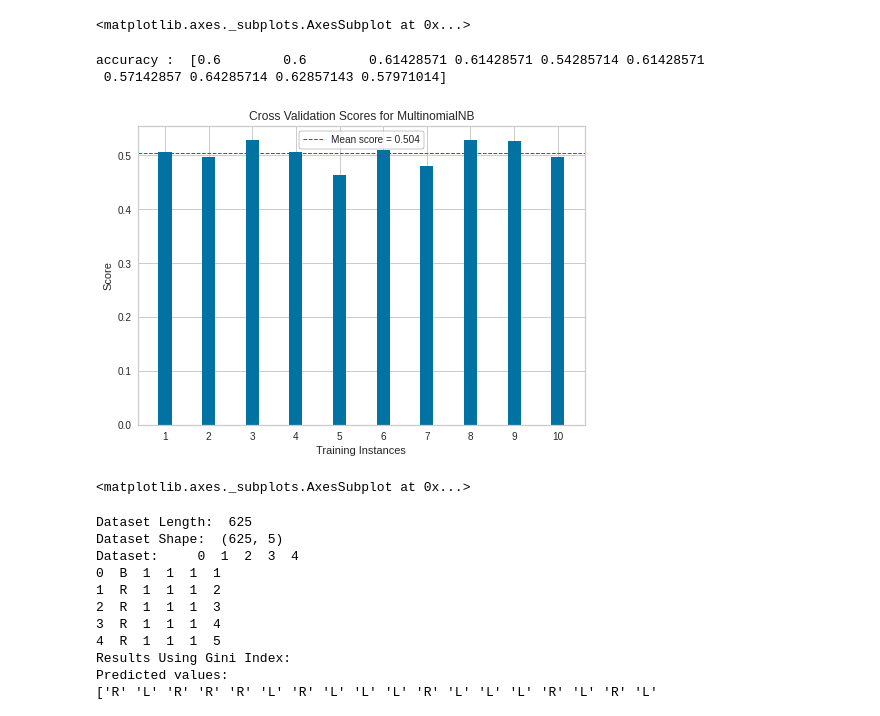
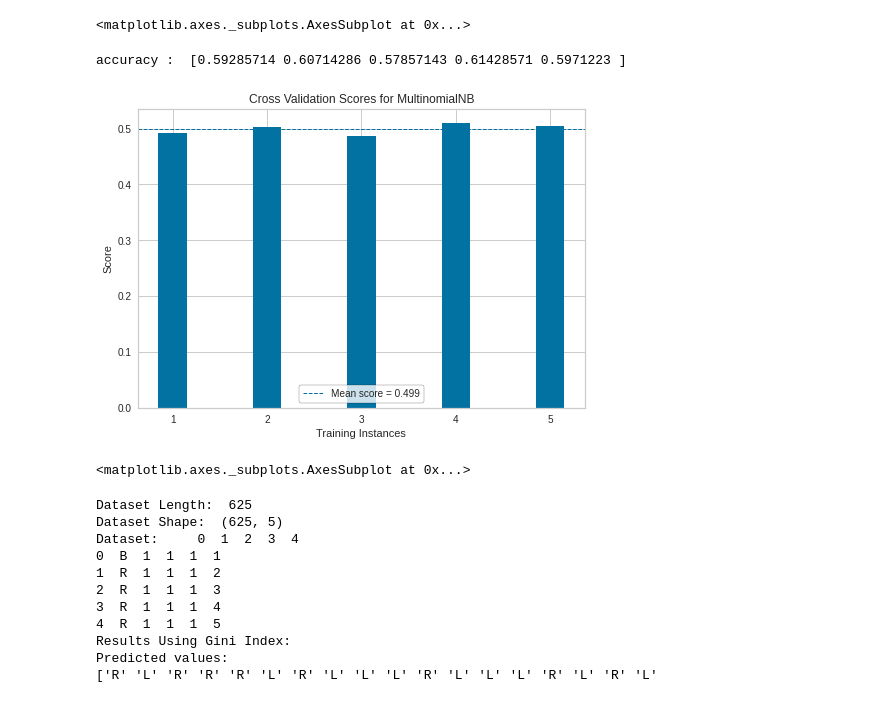
Before and after one commit to champsleague/MachineLearning_Projects, a Jupyter notebook: ML_phw1.ipynb, the cells around one changed output. Saved outputs shown, nothing was run; the diff lists cells and outputs as text; code cells hidden in the pictures.

```diff
--- a/ML_phw1.ipynb
+++ b/ML_phw1.ipynb
@@ -262,38 +262,37 @@ from sklearn.model_selection import cross_val_score
 from yellowbrick.datasets import load_occupancy
 from yellowbrick.model_selection import CVScores
 
 df = pd.read_csv(io.StringIO(uploaded['bcancer.data'].decode('utf-8')))
 df = df.replace('?', np.nan)
 df.dropna()
 
 
 # splitting the dataset into input and output datasets
 X = df.iloc[:, [0,1]].values
 y = df.iloc[:, 2].values
 
 # splitting the dataaset into Training and Testing Data
 from sklearn.model_selection import train_test_split
 
 # random state is 0 and test size if 20%
 X_train, X_test, y_train, y_test = train_test_split(X,y,test_size=0.2, random_state=0)
 
-# Use the k-fold method, with k=10.
-cv = StratifiedKFold(n_splits=10, shuffle=True, random_state=42)
+# Use the k-fold method, with k=5.
+cv = StratifiedKFold(n_splits=5, shuffle=True, random_state=42)
 
 # define and build the model
 model = MultinomialNB()
 clf = model.fit(X,y)
 
 accuracy = cross_val_score(clf, X, y, cv=cv)
 print('accuracy : ',accuracy)
 
 visualizer = CVScores(model, cv=cv, scoring='f1_weighted')
 visualizer.fit(X, y)
 visualizer.show()
 # %% [output]
-accuracy :  [0.6        0.6        0.61428571 0.61428571 0.54285714 0.61428571
- 0.57142857 0.64285714 0.62857143 0.57971014]
+accuracy :  [0.59285714 0.60714286 0.57857143 0.61428571 0.5971223 ]
-[figure, old version]
+[figure, new version]
 <matplotlib.axes._subplots.AxesSubplot at 0x...>
 # %%
 import numpy as np
```
